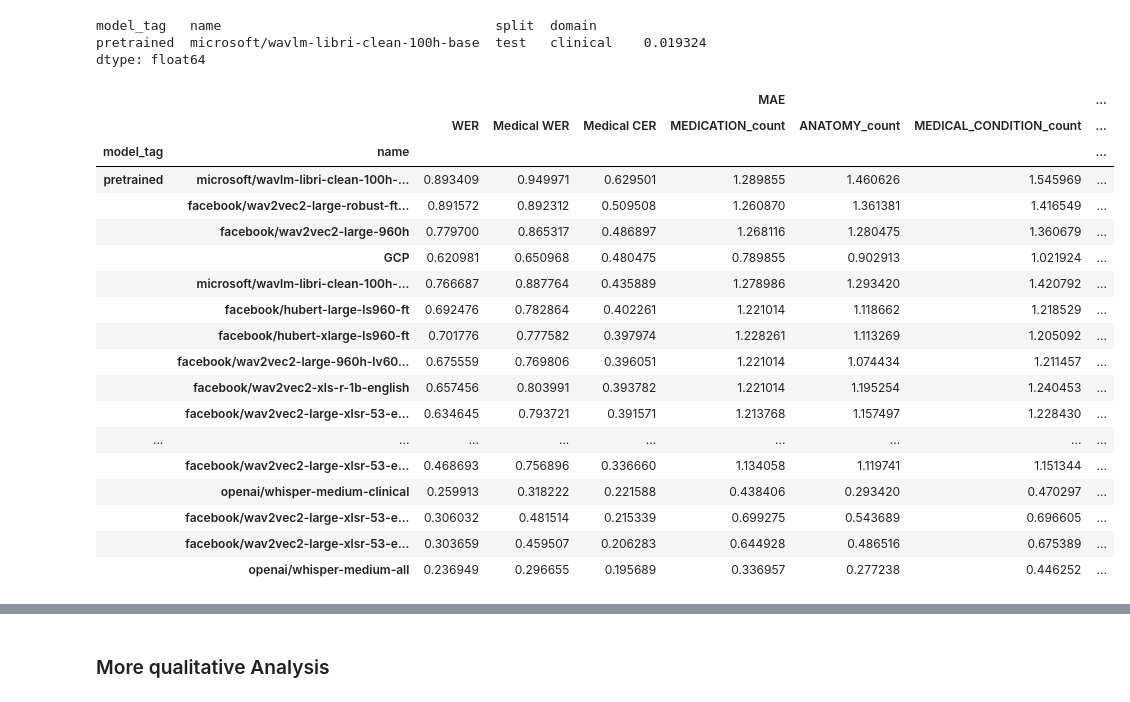
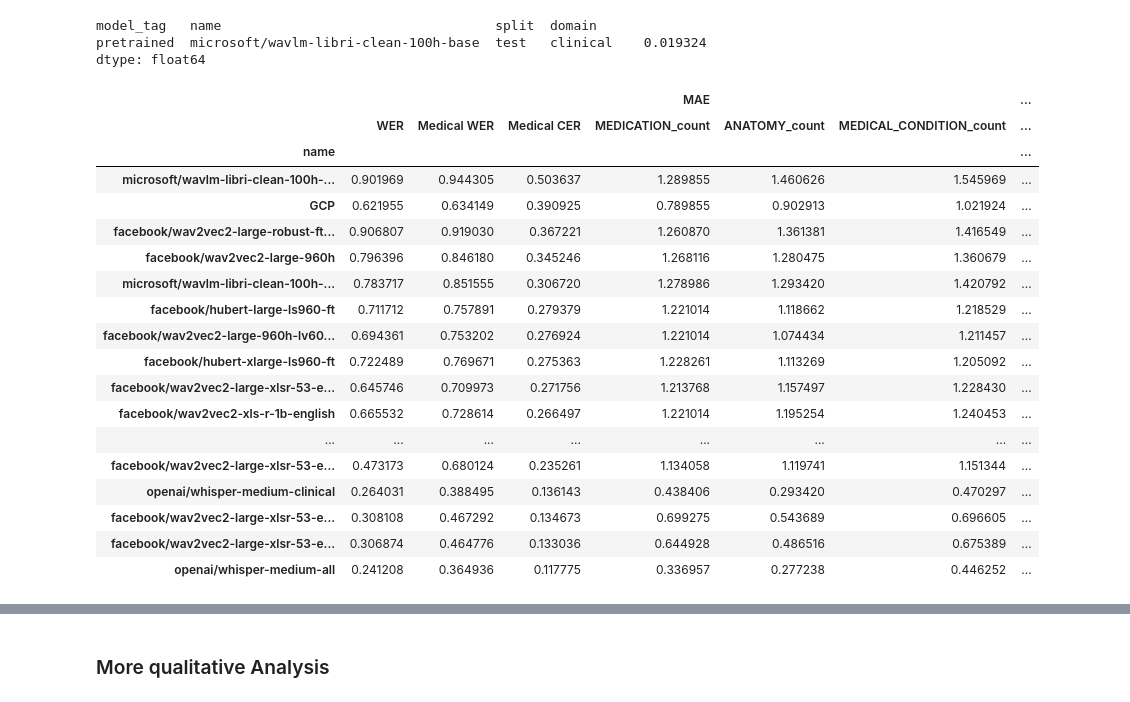
Before and after one commit to intron-innovation/AfriSpeech-200, a Jupyter notebook: notebooks/clinical_ner.ipynb, the cells around one changed output, grey strips where cells are left out. Saved outputs shown, nothing was run; the diff lists cells and outputs as text; code cells hidden in the pictures.

Commit message:
implement medtextalign

```diff
--- a/notebooks/clinical_ner.ipynb
+++ b/notebooks/clinical_ner.ipynb
@@ -615,0 +700,2 @@ def get_most_similar_word(entity, prediction):
+# %%
+df_merge["pred_cat_entities_medtextalign"] = df_merge.apply(lambda x: f(x), axis=1)
@@ -734 +829,18 @@ df_group_wer = df_merge.groupby(indexes).apply(lambda x: wer_metric.compute(pred
+# %%
+# We need to report the WER/CER for a group of sentences, not individually as done above.
+indexes=["model_tag", "name", "split", "domain"]
+
+references="cat_entities"
+predictions="pred_cat_entities_medtextalign"
+# df_group_medical_cer_exact = df_merge.groupby(indexes).apply(lambda x: cer_metric.compute(predictions=x[predictions], references=x[references]))
+df_group_medical_wer = df_merge.groupby(indexes).apply(lambda x: compute_wer(x, predictions, references))
+
+
+references="cat_entities"
+predictions="pred_cat_entities_medtextalign"
+df_group_medical_cer = df_merge.groupby(indexes).apply(lambda x: cer_metric.compute(predictions=x[predictions], references=x[references]))
+
+predictions="prediction"
+references="transcript"
+df_group_wer = df_merge.groupby(indexes).apply(lambda x: wer_metric.compute(predictions=x[predictions], references=x[references]))
 # %%
@@ -786,12 +893,16 @@ def recall(true_positives, total_positives):
     return result.mean()
 # %%
 df_group_list = []
-for y_true, y_pred in zip(["MEDICATION_count", "ANATOMY_count",
+for y_true, y_pred in zip(["MEDICATION_count",
+                           "ANATOMY_count",
                            "MEDICAL_CONDITION_count",
-                           "PROTECTED_HEALTH_INFORMATION_count"],
-                          ["pred_MEDICATION_exact_count", "pred_ANATOMY_exact_count",
+                           "PROTECTED_HEALTH_INFORMATION_count",
+                           "TEST_TREATMENT_PROCEDURE_count"],
+                          ["pred_MEDICATION_exact_count",
+                           "pred_ANATOMY_exact_count",
                            "pred_MEDICAL_CONDITION_exact_count",
-                           "pred_PROTECTED_HEALTH_INFORMATION_exact_count"]):
+                           "pred_PROTECTED_HEALTH_INFORMATION_exact_count",
+                           "pred_TEST_TREATMENT_PROCEDURE_exact_count"]):
 
                           df_temp = df_merge.query(f"{y_true} > 0")
                           df_temp_group = df_temp.groupby(indexes).apply(lambda x: mean_absolute_error(y_true=x[y_true].values, y_pred=x[y_pred].values))
@@ -803,12 +914,16 @@ for y_true, y_pred in zip(["MEDICATION_count", "ANATOMY_count",
 df_group_list_mae = pd.concat(df_group_list, axis=1)
 # %%
 df_group_list = []
-for y_true, y_pred in zip(["MEDICATION_count", "ANATOMY_count",
+for y_true, y_pred in zip(["MEDICATION_count",
+                           "ANATOMY_count",
                            "MEDICAL_CONDITION_count",
-                           "PROTECTED_HEALTH_INFORMATION_count"],
-                          ["pred_MEDICATION_exact_count", "pred_ANATOMY_exact_count",
+                           "PROTECTED_HEALTH_INFORMATION_count",
+                           "TEST_TREATMENT_PROCEDURE_count"],
+                          ["pred_MEDICATION_exact_count",
+                           "pred_ANATOMY_exact_count",
                            "pred_MEDICAL_CONDITION_exact_count",
-                           "pred_PROTECTED_HEALTH_INFORMATION_exact_count"]):
+                           "pred_PROTECTED_HEALTH_INFORMATION_exact_count",
+                           "pred_TEST_TREATMENT_PROCEDURE_exact_count"]):
 
                           df_temp = df_merge.query(f"{y_true} > 0")
                           df_temp_group = df_temp.groupby(indexes).apply(lambda x: recall(true_positives=x[y_pred].values, total_positives=x[y_true].values))
@@ -836,30 +951,30 @@ df_result_ = df_group_list_mae.merge(df_group_list_recall, on=indexes)
 # %%
 df_result_all = _df_result.merge(df_result_, on=indexes)
 
 df_result_all = df_result_all.sort_values(["model_tag", ("", "Medical CER")], ascending=False)
-df_result_all = df_result_all.droplevel([2,3], axis=0)
+df_result_all = df_result_all.droplevel([0,2,3], axis=0)
 
 df_result_all
 # %% [output]
-|  |  |  |  |  | MAE |  |  | ... |
-|  |  | WER | Medical WER | Medical CER | MEDICATION_count | ANATOMY_count | MEDICAL_CONDITION_count | ... |
-| model_tag | name |  |  |  |  |  |  | ... |
-| pretrained | microsoft/wavlm-libri-clean-100h-... | 0.893409 | 0.949971 | 0.629501 | 1.289855 | 1.460626 | 1.545969 | ... |
-|  | facebook/wav2vec2-large-robust-ft... | 0.891572 | 0.892312 | 0.509508 | 1.260870 | 1.361381 | 1.416549 | ... |
-|  | facebook/wav2vec2-large-960h | 0.779700 | 0.865317 | 0.486897 | 1.268116 | 1.280475 | 1.360679 | ... |
-|  | GCP | 0.620981 | 0.650968 | 0.480475 | 0.789855 | 0.902913 | 1.021924 | ... |
-|  | microsoft/wavlm-libri-clean-100h-... | 0.766687 | 0.887764 | 0.435889 | 1.278986 | 1.293420 | 1.420792 | ... |
-|  | facebook/hubert-large-ls960-ft | 0.692476 | 0.782864 | 0.402261 | 1.221014 | 1.118662 | 1.218529 | ... |
-|  | facebook/hubert-xlarge-ls960-ft | 0.701776 | 0.777582 | 0.397974 | 1.228261 | 1.113269 | 1.205092 | ... |
-|  | facebook/wav2vec2-large-960h-lv60... | 0.675559 | 0.769806 | 0.396051 | 1.221014 | 1.074434 | 1.211457 | ... |
-|  | facebook/wav2vec2-xls-r-1b-english | 0.657456 | 0.803991 | 0.393782 | 1.221014 | 1.195254 | 1.240453 | ... |
-|  | facebook/wav2vec2-large-xlsr-53-e... | 0.634645 | 0.793721 | 0.391571 | 1.213768 | 1.157497 | 1.228430 | ... |
-| ... | ... | ... | ... | ... | ... | ... | ... | ... |
-|  | facebook/wav2vec2-large-xlsr-53-e... | 0.468693 | 0.756896 | 0.336660 | 1.134058 | 1.119741 | 1.151344 | ... |
-|  | openai/whisper-medium-clinical | 0.259913 | 0.318222 | 0.221588 | 0.438406 | 0.293420 | 0.470297 | ... |
-|  | facebook/wav2vec2-large-xlsr-53-e... | 0.306032 | 0.481514 | 0.215339 | 0.699275 | 0.543689 | 0.696605 | ... |
-|  | facebook/wav2vec2-large-xlsr-53-e... | 0.303659 | 0.459507 | 0.206283 | 0.644928 | 0.486516 | 0.675389 | ... |
-|  | openai/whisper-medium-all | 0.236949 | 0.296655 | 0.195689 | 0.336957 | 0.277238 | 0.446252 | ... |
+|  |  |  |  | MAE |  |  | ... |
+|  | WER | Medical WER | Medical CER | MEDICATION_count | ANATOMY_count | MEDICAL_CONDITION_count | ... |
+| name |  |  |  |  |  |  | ... |
+| microsoft/wavlm-libri-clean-100h-... | 0.901969 | 0.944305 | 0.503637 | 1.289855 | 1.460626 | 1.545969 | ... |
+| GCP | 0.621955 | 0.634149 | 0.390925 | 0.789855 | 0.902913 | 1.021924 | ... |
+| facebook/wav2vec2-large-robust-ft... | 0.906807 | 0.919030 | 0.367221 | 1.260870 | 1.361381 | 1.416549 | ... |
+| facebook/wav2vec2-large-960h | 0.796396 | 0.846180 | 0.345246 | 1.268116 | 1.280475 | 1.360679 | ... |
+| microsoft/wavlm-libri-clean-100h-... | 0.783717 | 0.851555 | 0.306720 | 1.278986 | 1.293420 | 1.420792 | ... |
+| facebook/hubert-large-ls960-ft | 0.711712 | 0.757891 | 0.279379 | 1.221014 | 1.118662 | 1.218529 | ... |
+| facebook/wav2vec2-large-960h-lv60... | 0.694361 | 0.753202 | 0.276924 | 1.221014 | 1.074434 | 1.211457 | ... |
+| facebook/hubert-xlarge-ls960-ft | 0.722489 | 0.769671 | 0.275363 | 1.228261 | 1.113269 | 1.205092 | ... |
+| facebook/wav2vec2-large-xlsr-53-e... | 0.645746 | 0.709973 | 0.271756 | 1.213768 | 1.157497 | 1.228430 | ... |
+| facebook/wav2vec2-xls-r-1b-english | 0.665532 | 0.728614 | 0.266497 | 1.221014 | 1.195254 | 1.240453 | ... |
+| ... | ... | ... | ... | ... | ... | ... | ... |
+| facebook/wav2vec2-large-xlsr-53-e... | 0.473173 | 0.680124 | 0.235261 | 1.134058 | 1.119741 | 1.151344 | ... |
+| openai/whisper-medium-clinical | 0.264031 | 0.388495 | 0.136143 | 0.438406 | 0.293420 | 0.470297 | ... |
+| facebook/wav2vec2-large-xlsr-53-e... | 0.308108 | 0.467292 | 0.134673 | 0.699275 | 0.543689 | 0.696605 | ... |
+| facebook/wav2vec2-large-xlsr-53-e... | 0.306874 | 0.464776 | 0.133036 | 0.644928 | 0.486516 | 0.675389 | ... |
+| openai/whisper-medium-all | 0.241208 | 0.364936 | 0.117775 | 0.336957 | 0.277238 | 0.446252 | ... |
 # %%
 rename_columns = {'MEDICATION_count': 'Medication',
                   "MEDICAL_CONDITION_count": "Medical Condition",
```
Also changed, not shown: parts of 44 cells of this notebook.
